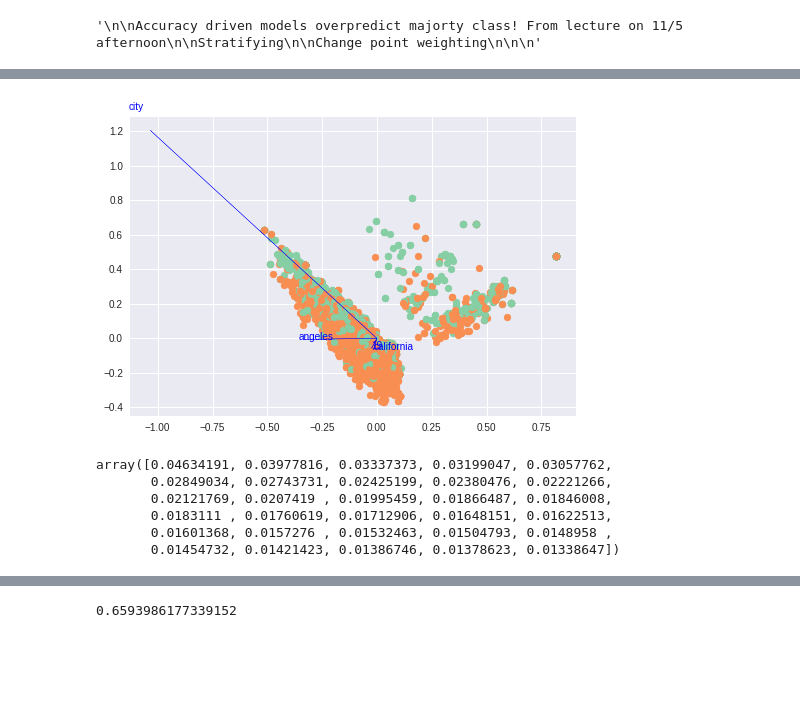
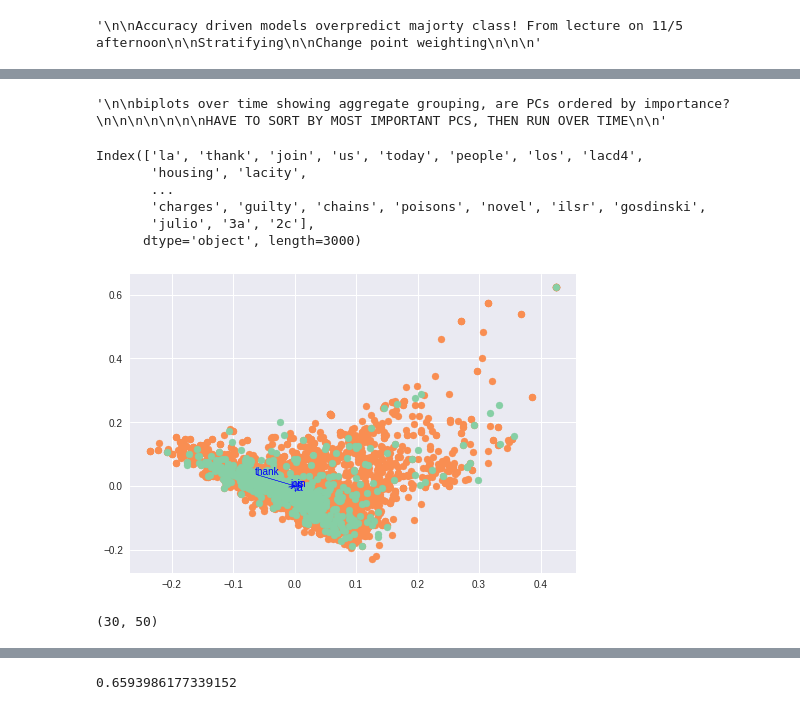
Before and after one commit to mariobkp/capstone_2, a Jupyter notebook: lacd4_tweet_data.ipynb, the cells around one changed output, grey strips where cells are left out. Saved outputs shown, nothing was run; the diff lists cells and outputs as text; code cells hidden in the pictures; blank space fills up the shorter version.

```diff
--- a/lacd4_tweet_data.ipynb
+++ b/lacd4_tweet_data.ipynb
@@ -573,7 +730,7 @@ pd.DataFrame(X_train_tfidf.todense(), columns = count_vect.vocabulary_).head()
 
 
 nb_model = MultinomialNB(alpha=1.0, fit_prior=True, class_prior=None)
-nb_model.fit(X_train_tfidf, y_train)
+nb_model.fit(X_train_cvect, y_train)
 # %% [output]
 MultinomialNB()
 # %%
@@ -688,0 +985,2 @@ tfidf_df
+# %%
+pipeline.fit(X_train, y_train)
@@ -1141,8 +1485,8 @@ X_train, X_test, y_train, y_test = train_test_split(cands.Text, cands.Handle, st
 # %%
-tfidf = TfidfVectorizer(strip_accents='ascii', stop_words=cust_stop, max_features=50)  # Checkout out the options!
+tfidf2 = TfidfVectorizer(strip_accents='ascii', stop_words=cust_stop, max_features=3000)  # Checkout out the options!
 
-document_tfidf_matrix = tfidf.fit_transform(X_train)
+document_tfidf_matrix2 = tfidf2.fit_transform(X_train)
 
-tfidf_df = pd.DataFrame(document_tfidf_matrix.todense(), columns = sorted(tfidf.vocabulary_))
-tfidf_df
+tfidf_df2 = pd.DataFrame(document_tfidf_matrix2.todense(), columns = sorted(tfidf2.vocabulary_))
+tfidf_df2
 # %% [output]
@@ -1186,4 +1516,26 @@ dist_df
 
 biplots over time showing aggregate grouping, are PCs ordered by importance?
 
+
+
+
+
+
+HAVE TO SORT BY MOST IMPORTANT PCS, THEN RUN OVER TIME
+
 '''
+# %% [output]
+'\n\nbiplots over time showing aggregate grouping, are PCs ordered by importance?\n\n\n\n\n\n\nHAVE TO SORT BY MOST IMPORTANT PCS, THEN RUN OVER TIME\n\n'
+# %%
+dat = tfidf_df2
+
+top_words = pd.Series(dat.sum(axis=0)).sort_values(ascending=False).index
+
+top_words
+# %% [output]
+Index(['la', 'thank', 'join', 'us', 'today', 'people', 'los', 'lacd4',
+       'housing', 'lacity',
+       ...
+       'charges', 'guilty', 'chains', 'poisons', 'novel', 'ilsr', 'gosdinski',
+       'julio', '3a', '2c'],
+      dtype='object', length=3000)
@@ -1190,57 +1550,48 @@ biplots over time showing aggregate grouping, are PCs ordered by importance?
 # %%
-dat = tfidf_df
-
 n = len(dat.columns)
 
-pca = PCA(n_components = 30)
+pca1 = PCA(n_components = 30)
 # defaults number of PCs to number of columns in imported data (ie number of
 # features), but can be set to any integer less than or equal to that value
 
-pca.fit(dat)
+pca1.fit(dat)
 
 
 
 ## project data into PC space
 
 # 0,1 denote PC1 and PC2; change values for other PCs
-xvector = pca.components_[0] # see 'prcomp(my_data)$rotation' in R
-yvector = pca.components_[1]
+xvector = pca1.components_[0] # see 'prcomp(my_data)$rotation' in R
+yvector = pca1.components_[1]
 
-xs = pca.transform(dat)[:,0] # see 'prcomp(my_data)$x' in R
-ys = pca.transform(dat)[:,1]
+xs = pca1.transform(dat)[:,0] # see 'prcomp(my_data)$x' in R
+ys = pca1.transform(dat)[:,1]
 
 
-cmap = plt.cm.Spectral
-norm = plt.Normalize(vmin=0, vmax=1)
 
-z = np.where(y_train=='@nithyavraman', .75, .25)
+
 
 ## visualize projections
 
-## Note: scale values for arrows and text are a bit inelegant as of now,
-##       so feel free to play around with them
 
 for i in range(4):
 # arrows project features (ie columns from csv) as vectors onto PC axes
     plt.arrow(0, 0, xvector[i]*3*max(xs), yvector[i]*3*max(ys),
               color='b', width=0.0005, head_width=0.0025)
     plt.text(xvector[i]*max(xs)*3.3, yvector[i]*max(ys)*3.3,
-             list(dat.columns.values)[i], color='b')
+             list(top_words)[i], color='b')
 
 for i in range(len(ys)):
 # circles project documents (ie rows from csv) as points onto PC axes
     plt.scatter(xs[i], ys[i], color = clr[i])
 #     plt.text(xs[i]*1.1, ys[i]*1.1, list(dat.index)[i], color='b')
 
 plt.show()
 # %% [output]
-[figure, old version]
+[figure, new version]
-# %%
-pca.explained_variance_
-# %% [output]
-array([0.04634191, 0.03977816, 0.03337373, 0.03199047, 0.03057762,
-       0.02849034, 0.02743731, 0.02425199, 0.02380476, 0.02221266,
-       0.02121769, 0.0207419 , 0.01995459, 0.01866487, 0.01846008,
-       0.0183111 , 0.01760619, 0.01712906, 0.01648151, 0.01622513,
-       0.01601368, 0.0157276 , 0.01532463, 0.01504793, 0.0148958 ,
-       0.01454732, 0.01421423, 0.01386746, 0.01378623, 0.01338647])
+# %%
+# Nithya is green, david is orange
+
+pca1.components_ #.explained_variance_
+# %% [output]
+(30, 50)
```
Also changed, not shown: parts of 188 cells of this notebook, 17 other files.
